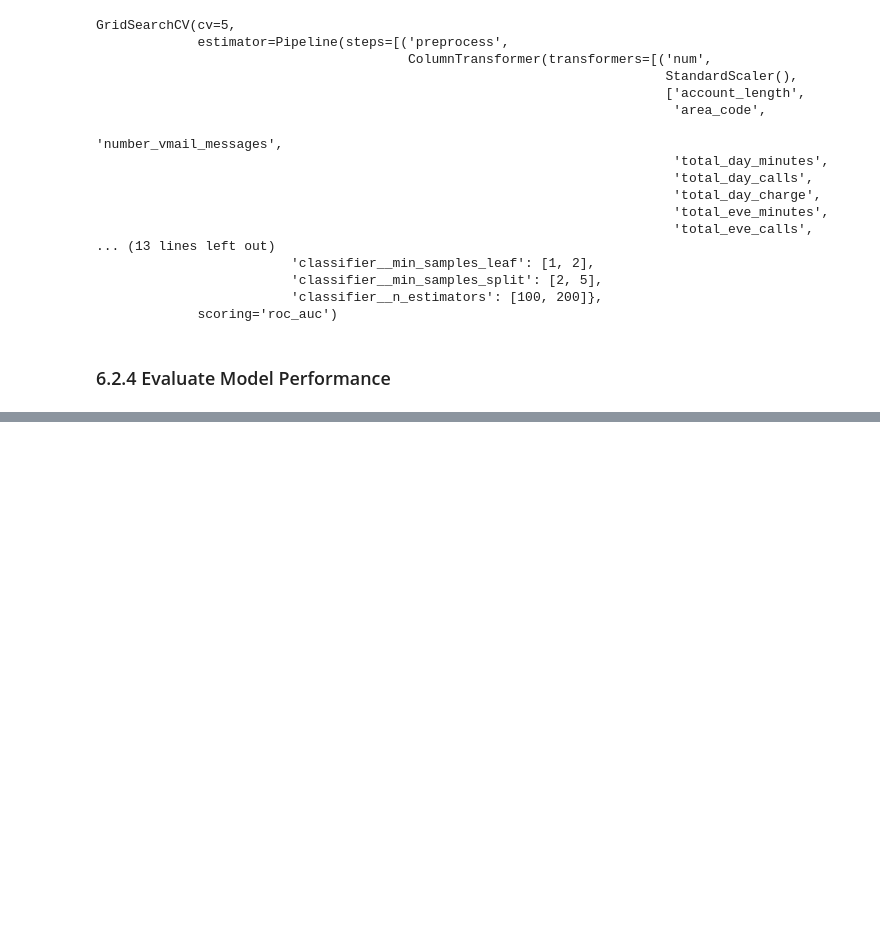
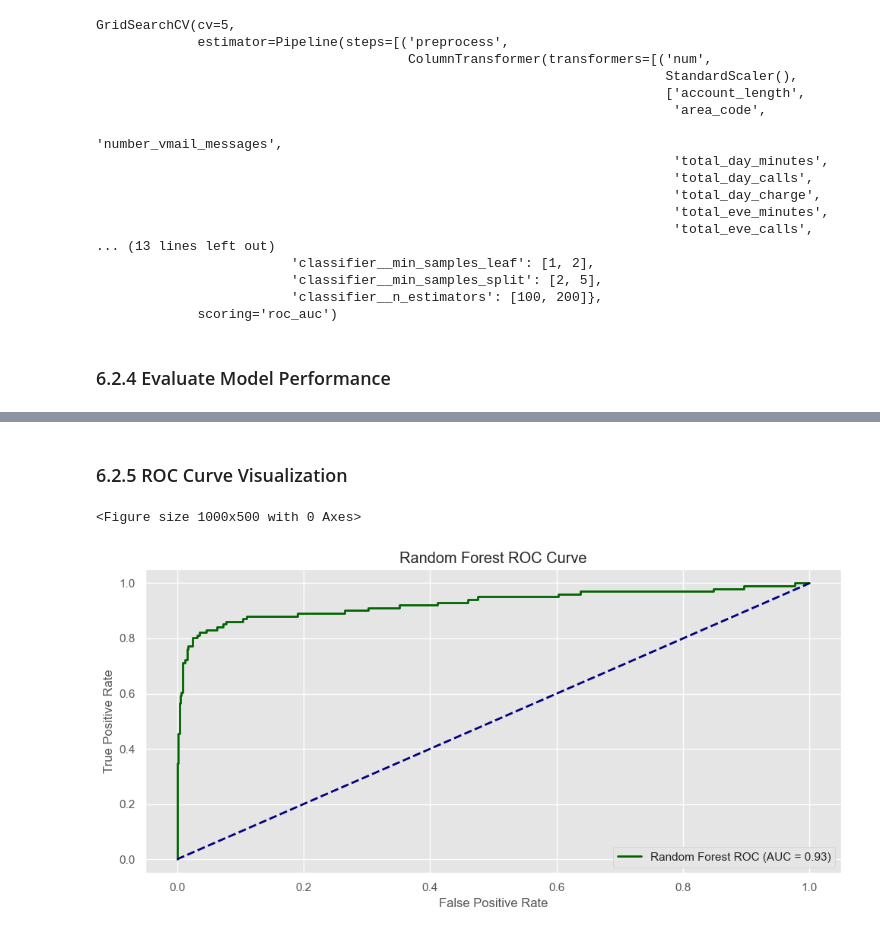
Before and after one commit to Mathews-Odongo/Customer_Churn, a Jupyter notebook: notebooks/Customer_churn.ipynb, the cells around one changed output, grey strips where cells are left out. Cells and saved outputs as stored; diff of their text form; code cells hidden in the pictures; blank space fills up the shorter version.

Commit message:
add random forest ROC curve visulization.

```diff
--- a/notebooks/Customer_churn.ipynb
+++ b/notebooks/Customer_churn.ipynb
@@ -773,3 +773,9 @@ GridSearchCV(cv=5,
 #Predicting on test valus
 y_pred = grid_search.predict(X_test)
 y_probs = grid_search.predict_proba(X_test)[:, 1]
+# %%
+y_pred = grid_search.predict(X_test)
+y_probs = grid_search.predict_proba(X_test)[:,1]
+print("Best Parameters:", grid_search.best_params_)
+print("Classification Report:\n", classification_report(y_test, y_pred))
+print("ROC-AUC: {:.2f}".format(roc_auc_score(y_test, y_probs)))
@@ -775,0 +795,18 @@ y_probs = grid_search.predict_proba(X_test)[:, 1]
+# %% [markdown]
+### 6.2.5 ROC Curve Visualization
+# %%
+fpr, tpr, _ = roc_curve(y_test, y_probs)
+
+plt.figure(figsize=(10, 5))
+plt.plot(fpr, tpr, color='darkgreen', lw=2, label='Random Forest ROC (AUC = {:.2f})'.format(roc_auc_score(y_test, y_probs)))
+plt.plot([0, 1], [0, 1], color='navy', lw=2, linestyle='--')
+plt.xlabel('False Positive Rate')
+plt.ylabel('True Positive Rate')
+plt.title('Random Forest ROC Curve')
+plt.legend(loc='lower right')
+plt.grid(True)
+plt.tight_layout()
+plt.show()
+# %% [output]
+<Figure size 1000x500 with 0 Axes>
+[figure, added]
```
Also changed, not shown: parts of 4 cells of this notebook.
